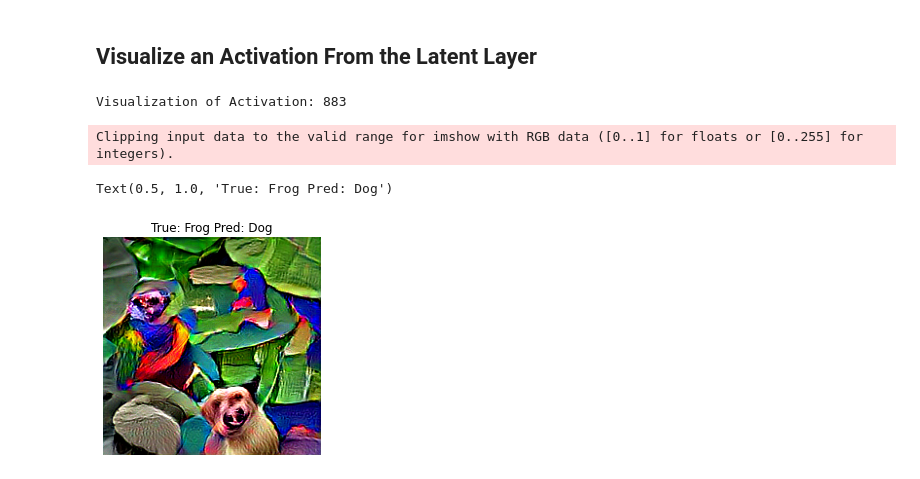
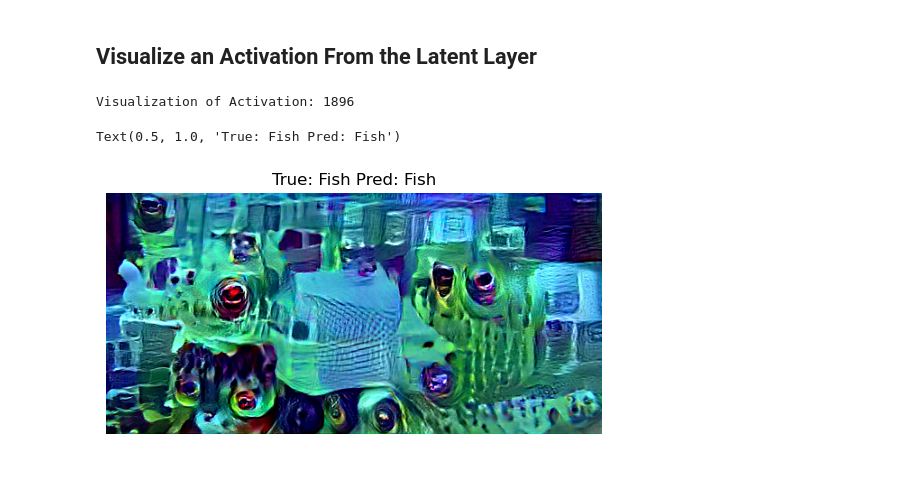
Before and after one commit to mit-ll-responsible-ai/responsible-ai-toolbox, a Jupyter notebook: experiments/madry/Visualizations.ipynb, the cells around one changed output. Cells and saved outputs as stored; diff of their text form; code cells hidden in the pictures.

```diff
--- a/experiments/madry/Visualizations.ipynb
+++ b/experiments/madry/Visualizations.ipynb
@@ -37,9 +45,6 @@ class_to_id = dict(
 # Dictionary of index of label to class name
 id_to_class = {v: k for k, v in class_to_id.items()}
 # %%
-# instantiate the model and load the checkpoint
-ckpt = "mitll_restricted_imagenet_l2_3_0.pt"
-model = instantiate(configs.RestictedImageNetModel, ckpt=ckpt)
+from rai_experiments.models.pretrained import load_model
 
-# instantiate the L2PGD perturbation method
-l2pgd = instantiate(configs.L2PGD)
+model = load_model("mitll_restricted_imagenet_l2_3_0.pt").eval()
@@ -46,8 +53,10 @@ l2pgd = instantiate(configs.L2PGD)
 # %% [markdown]
 ## Load and Evaluate Image
 # %%
-img, target = ds[0]
-with torch.no_grad():
+from torchvision.transforms.functional import to_tensor
+
+img, target = to_tensor(img_pil), class_to_id["Fish"]
+with tr.no_grad():
     logit = model(img[None])
 
 plt.axis("off")
@@ -96,0 +99,4 @@ def feature_vis_loss(rep, targ):
+# %%
+viz_model = load_model(
+    "mitll_restricted_imagenet_l2_3_0.pt", with_latent=True, viz_relu=True
+).eval()
@@ -97,24 +107,28 @@ def feature_vis_loss(rep, targ):
 # %%
-l2pgd_viz = instantiate(configs.L2PGD, use_best=False, epsilon=100, steps=20)
-
 ACTIVATION = random.randint(0, 2047)
 print(f"Visualization of Activation: {ACTIVATION}")
 
-img_adv, _ = l2pgd_viz(
+epsilon = 100
+steps = 10
+lr = 2.5 * epsilon / steps
+img_adv, _ = gradient_ascent(
     model=viz_model,
     data=img[None],
-    target=torch.tensor([ACTIVATION]),
+    target=tr.tensor([ACTIVATION]),
     criterion=feature_vis_loss,
+    optimizer=L2ProjectedOptim,
+    steps=steps,
+    epsilon=epsilon,
+    lr=lr,
 )
 
-with torch.no_grad():
-    logit_adv = model(img_adv)
+with tr.no_grad():
+    logit_adv = model(img_adv.clamp_(0, 1))
 
 plt.axis("off")
 plt.imshow(img_adv[0].detach().cpu().numpy().transpose(1, 2, 0))
 plt.title(f"True: {id_to_class[target]} Pred: {id_to_class[logit.argmax().item()]}")
 # %% [output]
-Visualization of Activation: 883
+Visualization of Activation: 1896
-Clipping input data to the valid range for imshow with RGB data ([0..1] for floats or [0..255] for integers).
+Text(0.5, 1.0, 'True: Fish Pred: Fish')
-Text(0.5, 1.0, 'True: Frog Pred: Dog')
-[figure, old version]
+[figure, new version]
```
Also changed, not shown: parts of 8 cells of this notebook, 8 other files.
